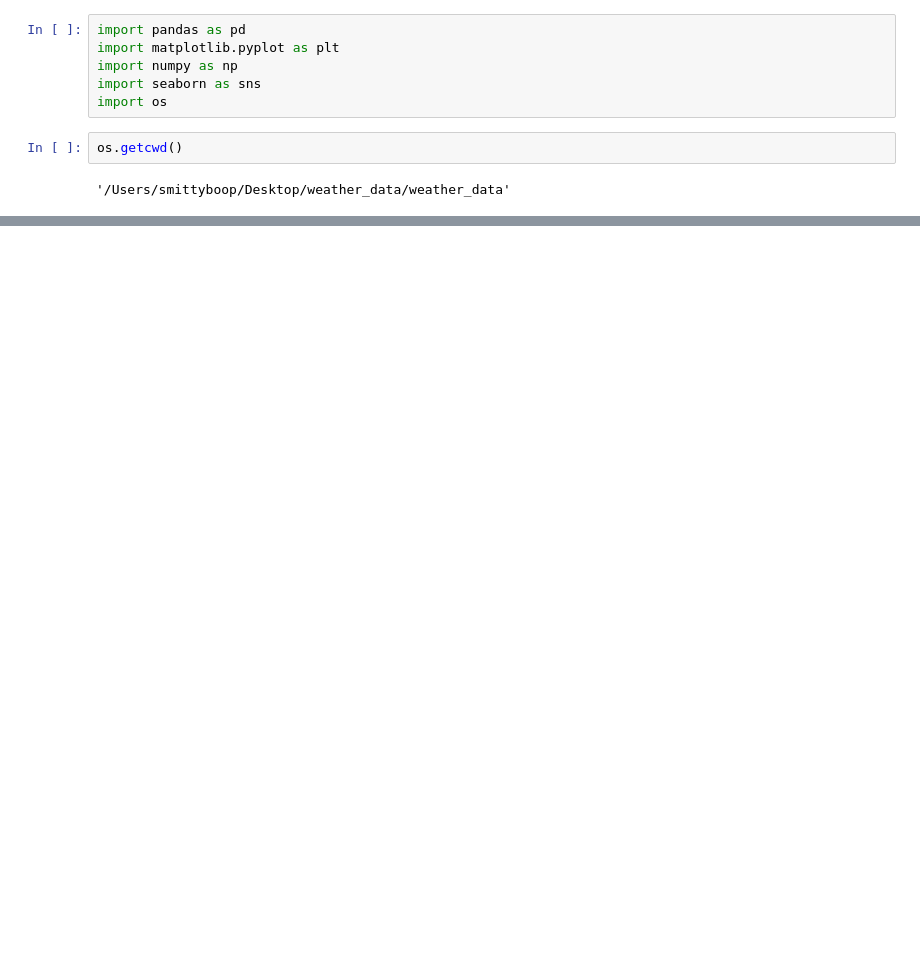
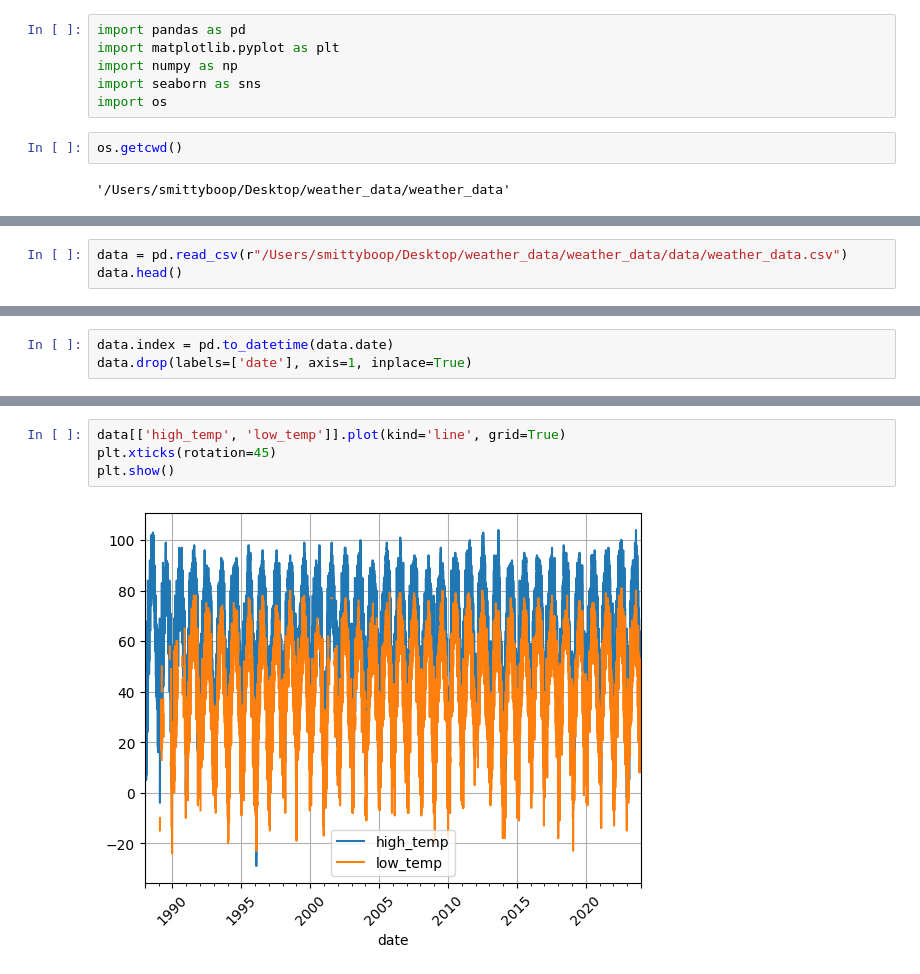
Before and after one commit to SmittyB00p/weather_data, a Jupyter notebook: weather.ipynb, the cells around one changed output, grey strips where cells are left out. Cells and saved outputs as stored; diff of their text form; blank space fills up the shorter version.

```diff
--- a/weather.ipynb
+++ b/weather.ipynb
@@ -19,0 +18,3 @@ FileNotFoundError: [Errno 2] No such file or directory: '/data/weather_data_full
+# %%
+data = pd.read_csv(r"/Users/smittyboop/Desktop/weather_data/weather_data/data/weather_data.csv")
+data.head()
@@ -19,0 +42,3 @@ FileNotFoundError: [Errno 2] No such file or directory: '/data/weather_data_full
+# %%
+data.index = pd.to_datetime(data.date)
+data.drop(labels=['date'], axis=1, inplace=True)
@@ -19,0 +62,6 @@ FileNotFoundError: [Errno 2] No such file or directory: '/data/weather_data_full
+# %%
+data[['high_temp', 'low_temp']].plot(kind='line', grid=True)
+plt.xticks(rotation=45)
+plt.show()
+# %% [output]
+[figure, added]
```
Also changed, not shown: parts of 41 cells of this notebook, 1 other file.
